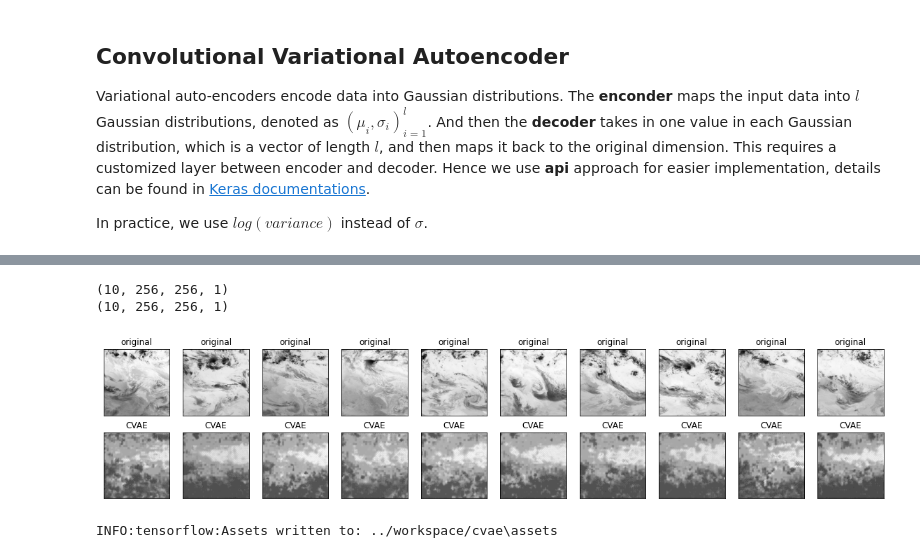
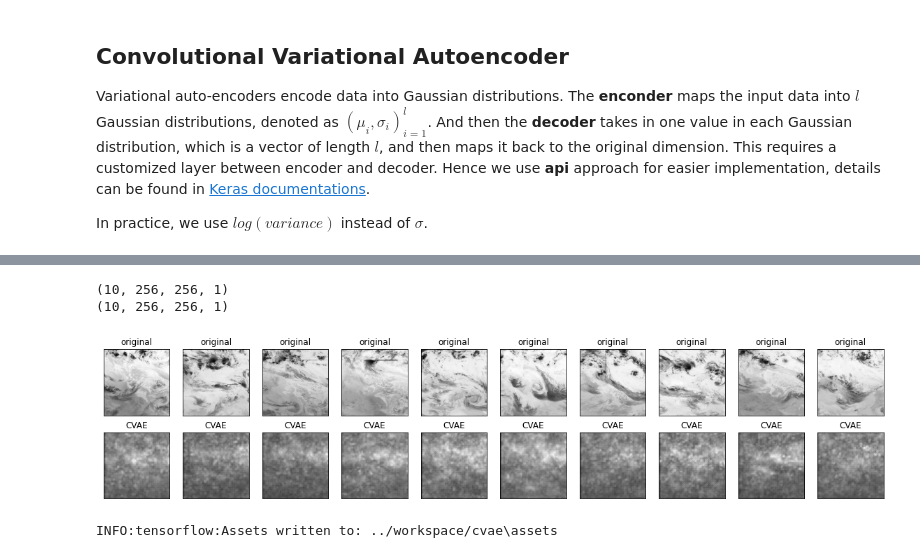
Before and after one commit to tingsyo/course_2021Q1_ML_for_Atmospheric_Sciences, a Jupyter notebook: notebook/07_CVAE_for_preprocessed_data.ipynb, the cells around one changed output, grey strips where cells are left out. Drawn from its saved outputs; the diff is of its cells as text; code cells hidden in the pictures.

```diff
--- a/notebook/07_CVAE_for_preprocessed_data.ipynb
+++ b/notebook/07_CVAE_for_preprocessed_data.ipynb
@@ -11,7 +11,7 @@ import os, argparse, logging, csv, h5py
 import tensorflow as tf
 
 # Utility functions
-def list_prerpocessed_gridsatb1_files(dir, suffix='.npy', to_remove=['.npy']):
+def list_preprocessed_gridsatb1_files(dir, suffix='.npy', to_remove=['.npy']):
     ''' To scan through the sapecified dir and get the corresponding file with suffix. '''
     import os
     import pandas as pd
@@ -26,11 +26,11 @@ def list_prerpocessed_gridsatb1_files(dir, suffix='.npy', to_remove=['.npy']):
     return(pd.DataFrame(xfiles).sort_values('timestamp').reset_index(drop=True))
 
 # Binary reader
-def read_prerpocessed_gridsatb1(furi):
+def read_preprocessed_gridsatb1(furi):
     import numpy as np
     return(np.load(furi))
 
-def read_multiple_prerpocessed_noaagridsatb1(flist, flatten=False):
+def read_multiple_preprocessed_noaagridsatb1(flist, flatten=False):
     ''' This method reads in a list of NOAA-GridSat-B1 images and returns a numpy array. '''
     import numpy as np
     data = []
@@ -54,21 +54,21 @@ def data_generator_ae(flist, batch_size, rseed=0):
         batch_end = batch_size
         while batch_start < nSample:
             limit = min(batch_end, nSample)
-            X = read_multiple_prerpocessed_noaagridsatb1(flist['xuri'].iloc[batch_start:limit])
+            X = read_multiple_preprocessed_noaagridsatb1(flist['xuri'].iloc[batch_start:limit])
             #print(X.shape)
             yield X # a tuple with two numpy arrays with batch_size samples
             batch_start += batch_size
             batch_end += batch_size
 
 # Load some data
-datadir = 'D:/worksapce/noaa/256/'
-datainfo = list_prerpocessed_gridsatb1_files(datadir)
+datadir = 'D:/workspace/noaa/256/'
+datainfo = list_preprocessed_gridsatb1_files(datadir)
 print(datainfo.shape)
 print(datainfo.head())
 
 samples = datainfo.sample(10, random_state=101).sort_values('timestamp').reset_index(drop=True)
 print(samples)
-x = read_multiple_prerpocessed_noaagridsatb1(samples['xuri'])
+x = read_multiple_preprocessed_noaagridsatb1(samples['xuri'])
 # %% [output]
 (2178, 2)
     timestamp                                  xuri
@@ -113,7 +113,7 @@ class Sampling(tf.keras.layers.Layer):
 
 
 # Define the data dimension
-latent_dim = 1024
+latent_dim = 2048
 inputx = 256
 inputy = 256
 
@@ -235,7 +235,7 @@ class CVAE(tf.keras.Model):
             sim_loss = tf.reduce_mean(tf.keras.losses.cosine_similarity(data, reconstruction))
             kl_loss = -0.5 * (1 + z_log_var - tf.square(z_mean) - tf.exp(z_log_var))
             kl_loss = tf.reduce_mean(tf.reduce_sum(kl_loss, axis=1))
-            total_loss = reconstruction_loss*0.0001 + kl_loss + mse_loss*0.01 + sim_loss
+            total_loss = reconstruction_loss*0.0001 + kl_loss + mse_loss*0.01 + sim_loss*10
         grads = tape.gradient(total_loss, self.trainable_weights)
         self.optimizer.apply_gradients(zip(grads, self.trainable_weights))
         self.total_loss_tracker.update_state(total_loss)
@@ -279,35 +279,35 @@ Epoch 5/5
 %matplotlib inline
 import matplotlib.pyplot as plt
 
-x = read_multiple_prerpocessed_noaagridsatb1(samples['xuri'])
+x = read_multiple_preprocessed_noaagridsatb1(samples['xuri'])
 print(x.shape)
 cvaex = cvae(x)
 print(cvaex.shape)
 
 n = 10
 plt.figure(figsize=(20, 4))
 for i in range(n):
     # display original
     ax = plt.subplot(2, n, i + 1)
     plt.imshow(x[i,:,:,0])
     plt.title("original")
     plt.gray()
     ax.get_xaxis().set_visible(False)
     ax.get_yaxis().set_visible(False)
 
     # display reconstruction
     ax = plt.subplot(2, n, i + 1 + n)
     plt.imshow(cvaex[i,:,:,0])
     plt.title("CVAE")
     plt.gray()
     ax.get_xaxis().set_visible(False)
     ax.get_yaxis().set_visible(False)
 
 plt.show()
 # %% [output]
 (10, 256, 256, 1)
 (10, 256, 256, 1)
-[figure, old version]
+[figure, new version]
 # %%
 cvae.save('../workspace/cvae')
 # %% [output]
```
Also changed, not shown: parts of 4 cells of this notebook, 2 other files.
